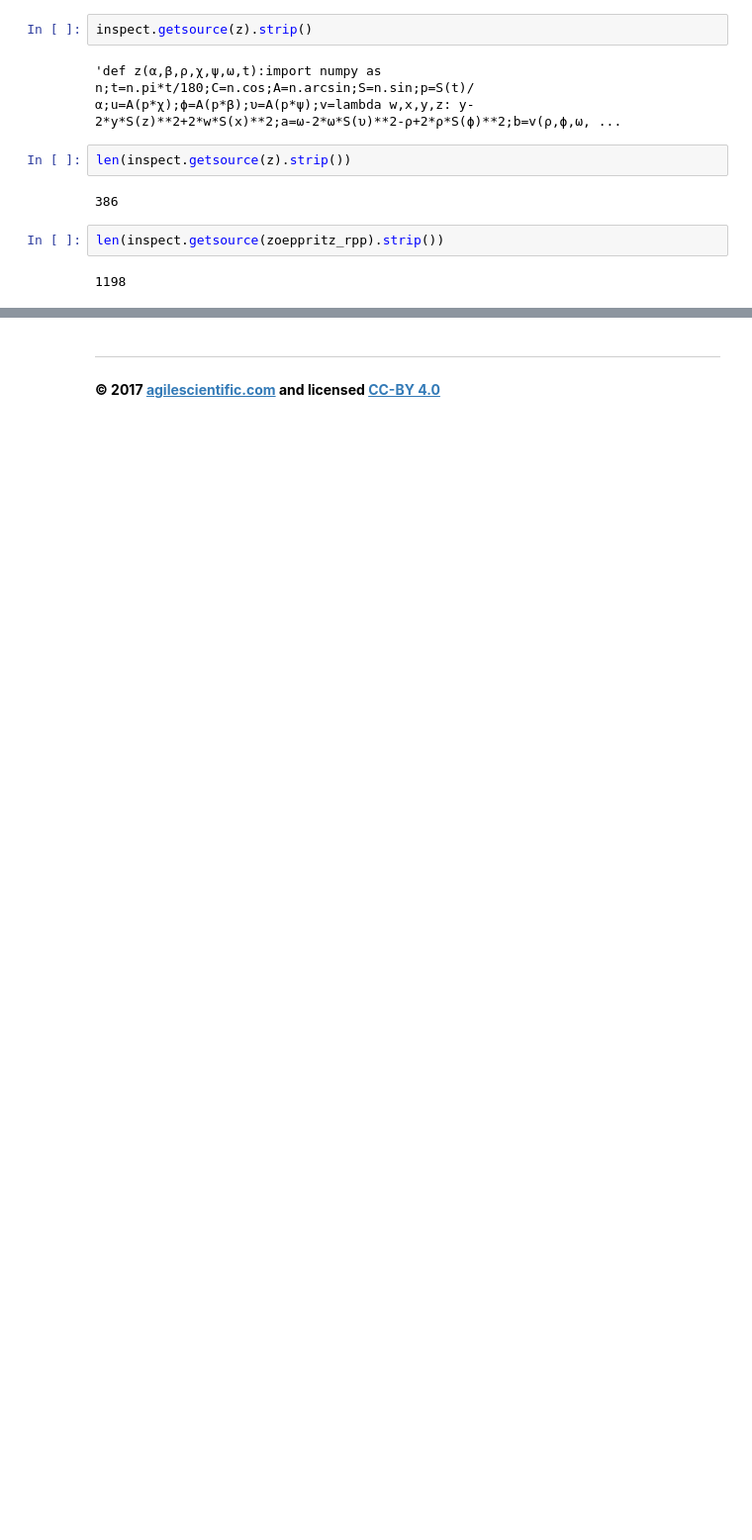
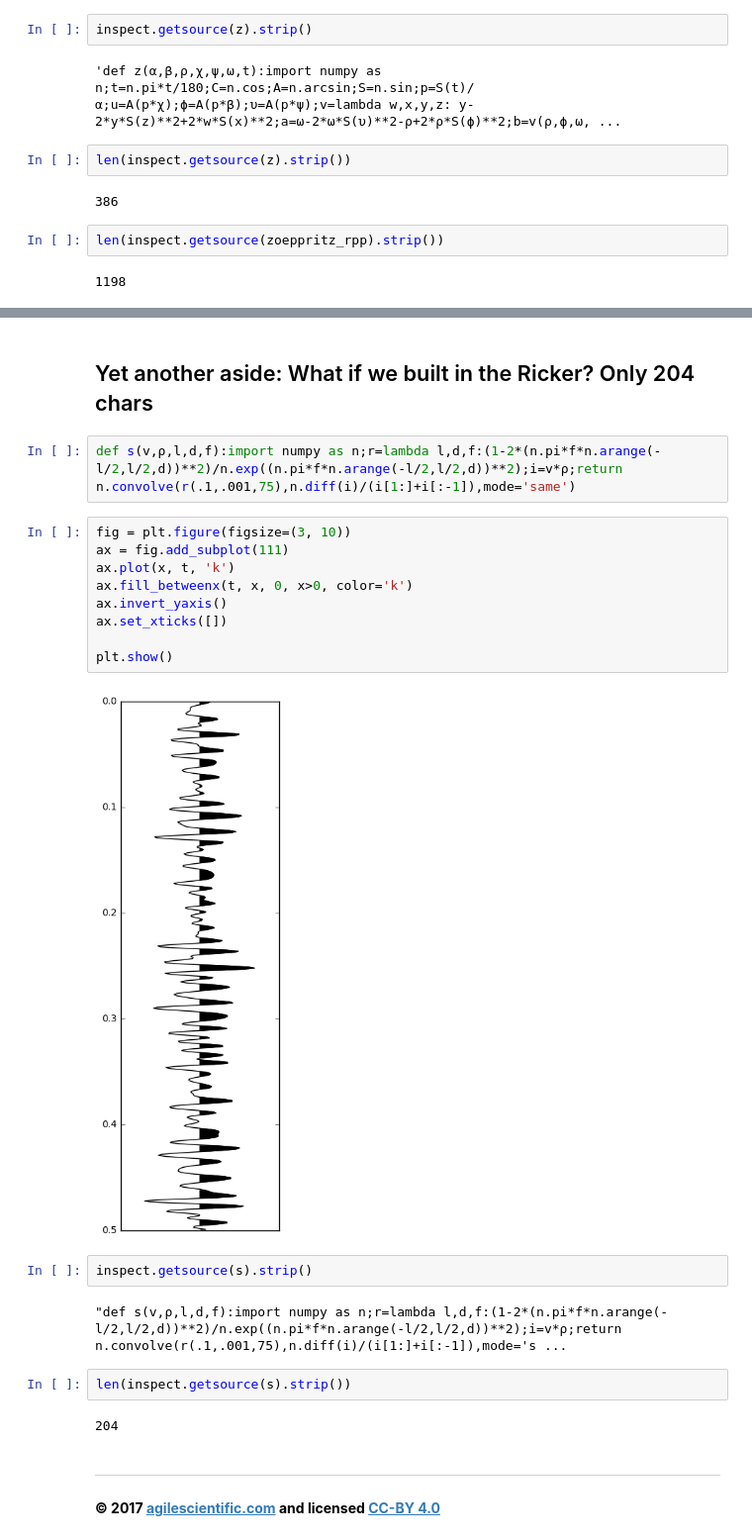
Before and after one commit to agilescientific/xlines, a Jupyter notebook: notebooks/09_Code_golf_in_Bruges.ipynb, the cells around one changed output, grey strips where cells are left out. Shown at 99% size. Cells and saved outputs as stored; diff of their text form; blank space fills up the shorter version.

```diff
--- a/notebooks/09_Code_golf_in_Bruges.ipynb
+++ b/notebooks/09_Code_golf_in_Bruges.ipynb
@@ -151,3 +195,26 @@ len(inspect.getsource(zoeppritz_rpp).strip())
+# %% [markdown]
+## Yet another aside: What if we built in the Ricker? Only 204 chars
+# %%
+def s(v,ρ,l,d,f):import numpy as n;r=lambda l,d,f:(1-2*(n.pi*f*n.arange(-l/2,l/2,d))**2)/n.exp((n.pi*f*n.arange(-l/2,l/2,d))**2);i=v*ρ;return n.convolve(r(.1,.001,75),n.diff(i)/(i[1:]+i[:-1]),mode='same')
+# %%
+fig = plt.figure(figsize=(3, 10))
+ax = fig.add_subplot(111)
+ax.plot(x, t, 'k')
+ax.fill_betweenx(t, x, 0, x>0, color='k')
+ax.invert_yaxis()
+ax.set_xticks([])
+
+plt.show()
+# %% [output]
+[figure, added]
+# %%
+inspect.getsource(s).strip()
+# %% [output]
+"def s(v,ρ,l,d,f):import numpy as n;r=lambda l,d,f:(1-2*(n.pi*f*n.arange(-l/2,l/2,d))**2)/n.exp((n.pi*f*n.arange(-l/2,l/2,d))**2);i=v*ρ;return n.convolve(r(.1,.001,75),n.diff(i)/(i[1:]+i[:-1]),mode='s ...
+# %%
+len(inspect.getsource(s).strip())
+# %% [output]
+204
 # %% [markdown]
 <hr>
 
```
Also changed, not shown: parts of 12 cells of this notebook.
